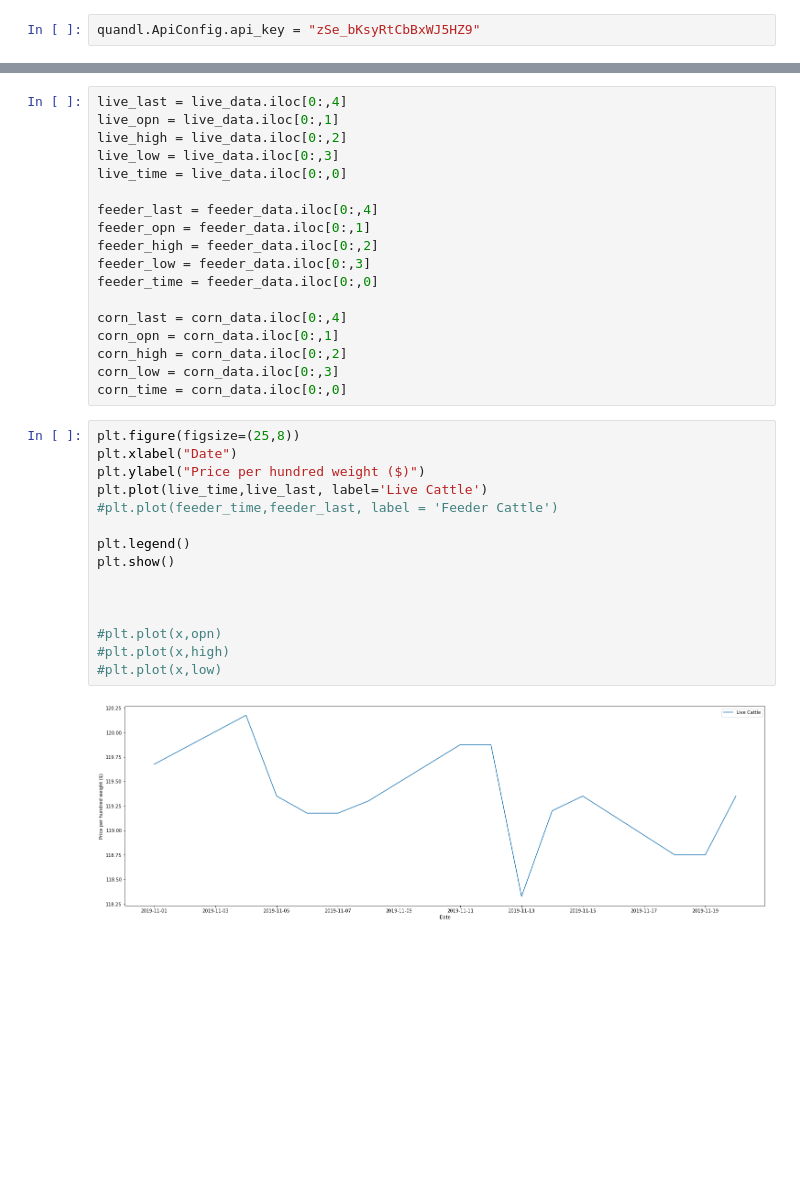
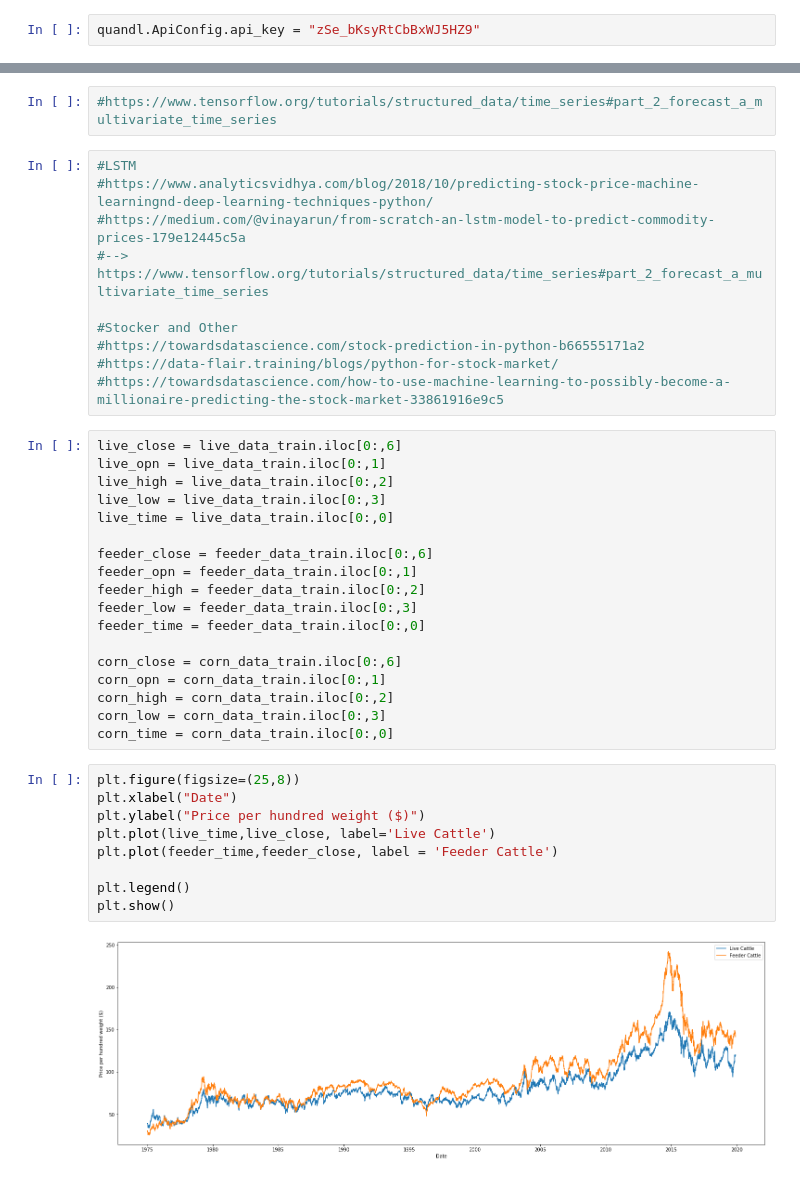
Before and after one commit to ajirlbeck14/Project, a Jupyter notebook: CattleTEC Project.ipynb, the cells around one changed output, grey strips where cells are left out. Drawn from its saved outputs; the diff is of its cells as text; blank space fills up the shorter version.

```diff
--- a/CattleTEC Project.ipynb
+++ b/CattleTEC Project.ipynb
@@ -64,38 +389,44 @@ corn_data.head()
+# %%
+#https://www.tensorflow.org/tutorials/structured_data/time_series#part_2_forecast_a_multivariate_time_series
+# %%
+#LSTM
+#https://www.analyticsvidhya.com/blog/2018/10/predicting-stock-price-machine-learningnd-deep-learning-techniques-python/
+#https://medium.com/@vinayarun/from-scratch-an-lstm-model-to-predict-commodity-prices-179e12445c5a
+#--> https://www.tensorflow.org/tutorials/structured_data/time_series#part_2_forecast_a_multivariate_time_series
+
+#Stocker and Other
+#https://towardsdatascience.com/stock-prediction-in-python-b66555171a2
+#https://data-flair.training/blogs/python-for-stock-market/
+#https://towardsdatascience.com/how-to-use-machine-learning-to-possibly-become-a-millionaire-predicting-the-stock-market-33861916e9c5
 # %%
-live_last = live_data.iloc[0:,4]
-live_opn = live_data.iloc[0:,1]
-live_high = live_data.iloc[0:,2]
-live_low = live_data.iloc[0:,3]
-live_time = live_data.iloc[0:,0]
+live_close = live_data_train.iloc[0:,6]
+live_opn = live_data_train.iloc[0:,1]
+live_high = live_data_train.iloc[0:,2]
+live_low = live_data_train.iloc[0:,3]
+live_time = live_data_train.iloc[0:,0]
 
-feeder_last = feeder_data.iloc[0:,4]
-feeder_opn = feeder_data.iloc[0:,1]
-feeder_high = feeder_data.iloc[0:,2]
-feeder_low = feeder_data.iloc[0:,3]
-feeder_time = feeder_data.iloc[0:,0]
+feeder_close = feeder_data_train.iloc[0:,6]
+feeder_opn = feeder_data_train.iloc[0:,1]
+feeder_high = feeder_data_train.iloc[0:,2]
+feeder_low = feeder_data_train.iloc[0:,3]
+feeder_time = feeder_data_train.iloc[0:,0]
 
-corn_last = corn_data.iloc[0:,4]
-corn_opn = corn_data.iloc[0:,1]
-corn_high = corn_data.iloc[0:,2]
-corn_low = corn_data.iloc[0:,3]
-corn_time = corn_data.iloc[0:,0]
+corn_close = corn_data_train.iloc[0:,6]
+corn_opn = corn_data_train.iloc[0:,1]
+corn_high = corn_data_train.iloc[0:,2]
+corn_low = corn_data_train.iloc[0:,3]
+corn_time = corn_data_train.iloc[0:,0]
 # %%
 plt.figure(figsize=(25,8))
 plt.xlabel("Date")
 plt.ylabel("Price per hundred weight ($)")
-plt.plot(live_time,live_last, label='Live Cattle')
-#plt.plot(feeder_time,feeder_last, label = 'Feeder Cattle')
+plt.plot(live_time,live_close, label='Live Cattle')
+plt.plot(feeder_time,feeder_close, label = 'Feeder Cattle')
 
 plt.legend()
 plt.show()
-
-
-
-#plt.plot(x,opn)
-#plt.plot(x,high)
-#plt.plot(x,low)
 # %% [output]
-[figure, old version]
+[figure, new version]
 # %%
 plt.figure(figsize=(25,8))
 plt.xlabel("Date")
```
Also changed, not shown: parts of 44 cells of this notebook.
